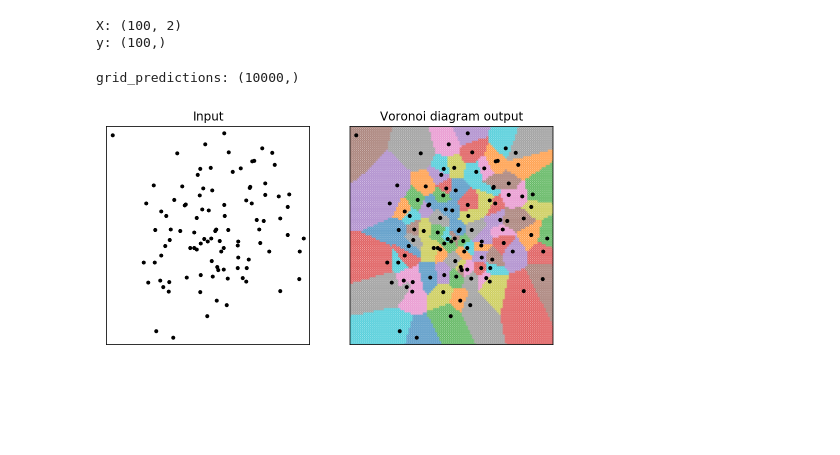
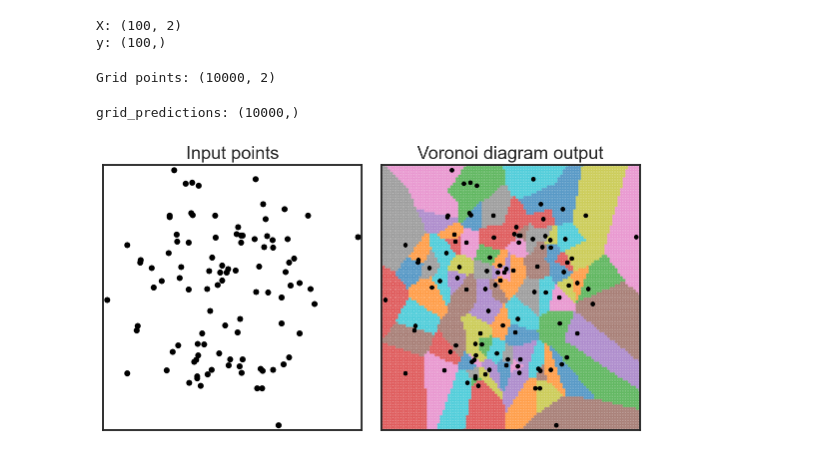
Before and after one commit to vrjkmr/decision-boundary, a Jupyter notebook: Voronoi diagram.ipynb, the cells around one changed output. Cells and saved outputs as stored; diff of their text form; code cells hidden in the pictures; blank space fills up the shorter version.

```diff
--- a/Voronoi diagram.ipynb
+++ b/Voronoi diagram.ipynb
@@ -8,5 +8,18 @@ import numpy as np
 from sklearn.datasets import make_blobs
 from sklearn.neighbors import KNeighborsClassifier
 import matplotlib.pyplot as plt
+import seaborn as sns
+from utils import extract_plot_ranges, generate_grid_points
 
-%config InlineBackend.figure_format="retina"
+%config InlineBackend.figure_format = "retina"
+
+# set seaborn aesthetics
+sns.set_context("talk")
+sns.set_style("white")
+
+# set colormap
+CMAP = "tab10"
+
+# set random seed
+seed = 10
+np.random.seed(seed)
@@ -52,29 +41,38 @@ grid_points = np.c_[xx.ravel(), yy.ravel()] # shape: (resolution*resolution, 2)
+# %%
+# 3. generate 2D grid of 100 x 100 = 10k points
+min_x1, max_x1, min_x2, max_x2 = extract_plot_ranges(X)
+grid_points = generate_grid_points(min_x1, max_x1, min_x2, max_x2)
+print("Grid points: {}".format(grid_points.shape))
+# %% [output]
+Grid points: (10000, 2)
 # %%
 # get model's predictions for grid
 grid_predictions = voronoi.predict(grid_points)
 print("grid_predictions:", grid_predictions.shape)
 # %% [output]
 grid_predictions: (10000,)
-# %%
-# plot Voronoi diagram
-fig, axes = plt.subplots(1, 2, figsize=(8, 4))
-
-# set specifications
-for ax in axes:
-    ax.set_xlim([min_x1, max_x1])
-    ax.set_ylim([min_x2, max_x2])
-    ax.axes.xaxis.set_visible(False)
-    ax.axes.yaxis.set_visible(False)
-
-# plot input points
-axes[0].scatter(X[:, 0], X[:, 1], c="black", marker=".")
-axes[0].set_title("Input")
-
-# plot Voronoi tessellation
-axes[1].scatter(grid_points[:, 0], grid_points[:, 1], c=grid_predictions, cmap=cmap, alpha=0.4, s=4)
-axes[1].scatter(X[:, 0], X[:, 1], c="black", marker=".")
-axes[1].set_title("Voronoi diagram output")
-
-plt.show()
-# %% [output]
-[figure, removed]
+# %%
+# plot Voronoi diagram
+fig, axes = plt.subplots(1, 2, figsize=(8, 4.5))
+
+# plot input points
+axes[0].scatter(X[:, 0], X[:, 1], c="black", marker=".")
+axes[0].set_title("Input points")
+
+# plot Voronoi tessellation
+axes[1].scatter(grid_points[:, 0], grid_points[:, 1],
+                c=grid_predictions, cmap=CMAP, alpha=0.5, s=4)
+axes[1].scatter(X[:, 0], X[:, 1], c="black", marker=".", s=40)
+axes[1].set_title("Voronoi diagram output")
+
+# set axis parameters
+for ax in axes:
+    ax.set_xlim([min_x1, max_x1])
+    ax.set_ylim([min_x2, max_x2])
+    ax.axes.xaxis.set_visible(False)
+    ax.axes.yaxis.set_visible(False)
+
+plt.tight_layout()
+plt.show()
+# %% [output]
+[figure, added]
```
Also changed, not shown: parts of 5 cells of this notebook, 2 other files.
